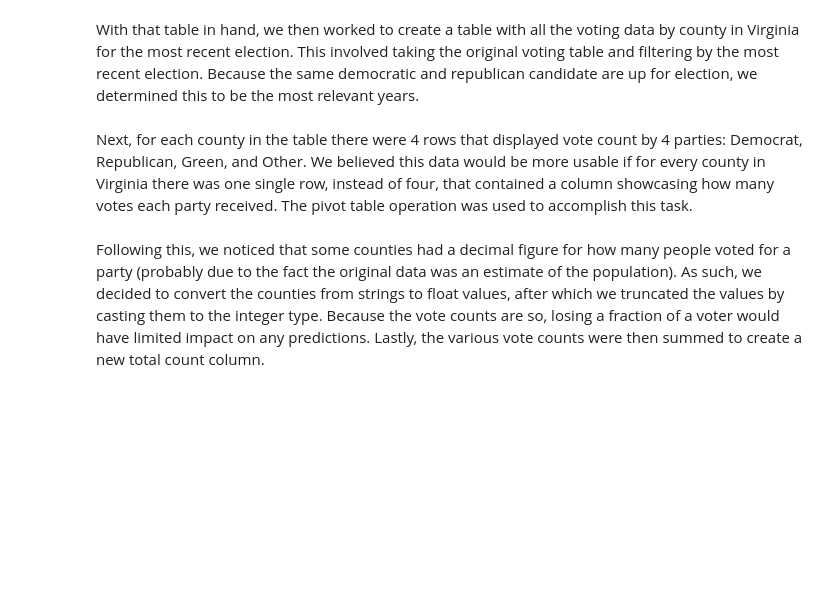
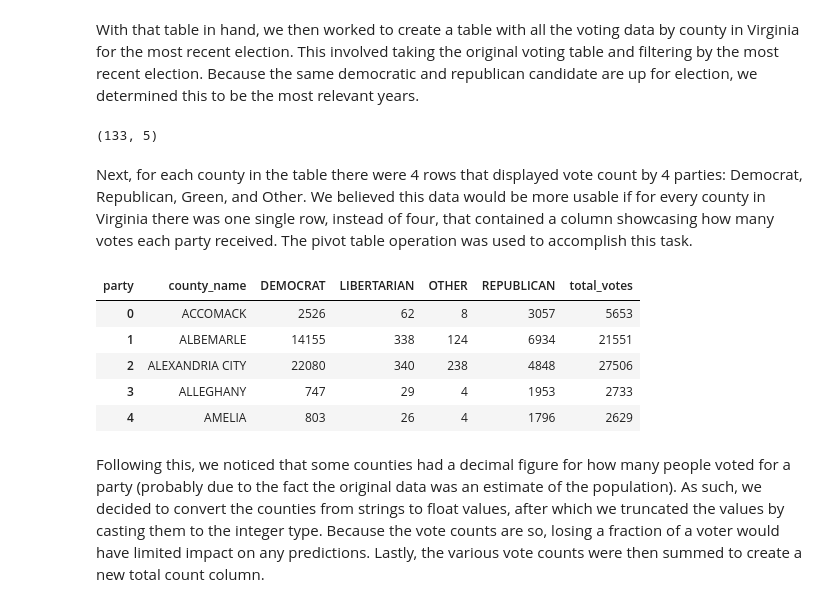
Before and after one commit to dha5sm/project_voting, a Jupyter notebook: Write_up_project_voiting.ipynb, the cells around one changed output. Saved outputs shown, nothing was run; the diff lists cells and outputs as text; code cells hidden in the pictures; blank space fills up the shorter version.

```diff
--- a/Write_up_project_voiting.ipynb
+++ b/Write_up_project_voiting.ipynb
@@ -13,6 +42,58 @@ Next, we worked to filter all the demographic data, selecting key fields in each
+# %%
+#Only using most recent data of VA demographics to keep managable from 2016 to 2020
+columns_keep = dataframes[0].columns
+columns_keep = columns_keep.drop('GISJOIN')
+
+df2 = dataframes[1]
+
+for col in columns_keep:
+    if col in df2:
+        df2 = df2.drop(columns=col)
+
+df_VA2020 = pd.merge(dataframes[0], df2, on='GISJOIN')
+
+#df_VA2020 contains all the demographic information for Virginia on a county by county basis for the years 2016 - 2020
+#There are some columns with NAN values but will filter based on which columns are used / looked at
 # %% [markdown]
 With that table in hand, we then worked to create a table with all the voting data by county in Virginia for the most recent election. This involved taking the original voting table and filtering by the most recent election. Because the same democratic and republican candidate are up for election, we determined this to be the most relevant years.
+# %%
+#Get Data and check NA count
+df_Votes = pd.read_csv("./project_voting/data/voting_VA.csv")
+df_Votes.shape
+na_count = df_Votes.isna().sum()
+
+df_Votes_2020 = df_Votes[df_Votes['year'] == 2020]
+
+df_Votes_party = df_Votes_2020.pivot_table(index="county_name", columns="party", values="candidatevotes", fill_value=0).reset_index()
+df_Votes_party.head(20)
+
+df_Votes_party.shape
+# %% [output]
+(133, 5)
 # %% [markdown]
 Next, for each county in the table there were 4 rows that displayed vote count by 4 parties: Democrat, Republican, Green, and Other. We believed this data would be more usable if for every county in Virginia there was one single row, instead of four, that contained a column showcasing how many votes each party received. The pivot table operation was used to accomplish this task.
+# %%
+cols = ['DEMOCRAT','LIBERTARIAN', 'OTHER', 'REPUBLICAN' ]
+
+def convert_str(val):
+  float_n = float(val)
+  int_n = int(float_n)
+  return int_n
+
+for col in cols:
+  df_Votes_party[col] = df_Votes_party[col].apply(convert_str)
+
+#https://saturncloud.io/blog/how-to-sum-values-of-a-row-of-a-pandas-dataframe-efficiently/#:~:text=The%20most%20efficient%20way%20to,the%20values%20in%20each%20row.
+df_Votes_party['total_votes'] = df_Votes_party[ cols ].sum(axis = 1)
+
+#Check the data appears as expected
+df_Votes_party.head()
+# %% [output]
+| party | county_name | DEMOCRAT | LIBERTARIAN | OTHER | REPUBLICAN | total_votes |
+| 0 | ACCOMACK | 2526 | 62 | 8 | 3057 | 5653 |
+| 1 | ALBEMARLE | 14155 | 338 | 124 | 6934 | 21551 |
+| 2 | ALEXANDRIA CITY | 22080 | 340 | 238 | 4848 | 27506 |
+| 3 | ALLEGHANY | 747 | 29 | 4 | 1953 | 2733 |
+| 4 | AMELIA | 803 | 26 | 4 | 1796 | 2629 |
 # %% [markdown]
 Following this, we noticed that some counties had a decimal figure for how many people voted for a party (probably due to the fact the original data was an estimate of the population). As such, we decided to convert the counties from strings to float values, after which we truncated the values by casting them to the integer type. Because the vote counts are so, losing a fraction of a voter would have limited impact on any predictions. Lastly, the various vote counts were then summed to create a new total count column.
```
Also changed, not shown: parts of 21 cells of this notebook.
